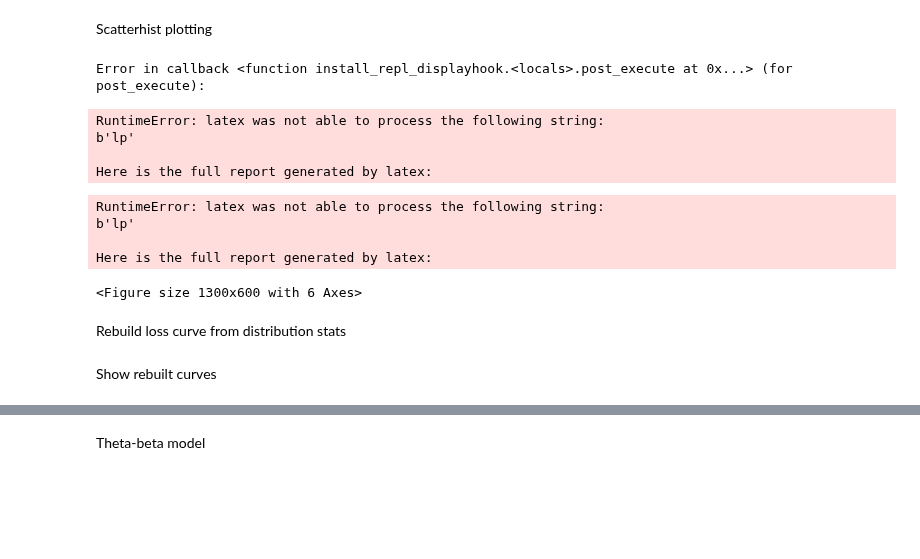
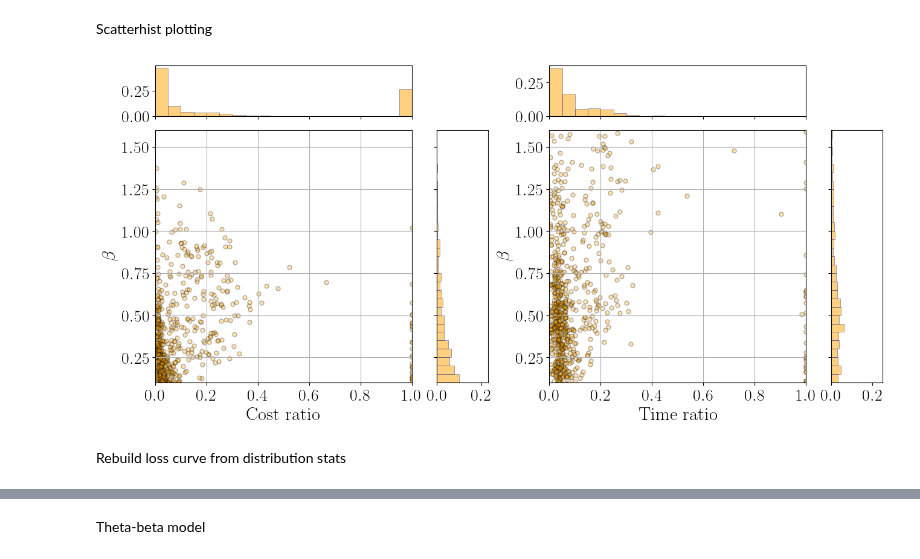
Before and after one commit to hgp297/isol-sys-database, a Jupyter notebook: src/analyses/time_anly.ipynb, the cells around one changed output, grey strips where cells are left out. Drawn from its saved outputs; the diff is of its cells as text; code cells hidden in the pictures; blank space fills up the shorter version.

Commit message:
time anly notebook now simplifies gp theta

```diff
--- a/src/analyses/time_anly.ipynb
+++ b/src/analyses/time_anly.ipynb
@@ -446,0 +37,7 @@ df['system'] = df['superstructure_system'] +'-' + df['isolator_system']
+# %%
+import inverse as inv
+
+main_obj = pd.read_pickle(path_to_loss_file)
+df_loss = main_obj.loss_data
+max_obj = pd.read_pickle(path_to_max_file)
+df = inv.preprocess_data(main_obj, max_obj, db_string=path_to_braceShapes)
@@ -901,44 +321,35 @@ fig = plt.figure(figsize=(13, 6), layout='constrained')
 # Add a gridspec with two rows and two columns and a ratio of 1 to 4 between
 # the size of the marginal axes and the main axes in both directions.
 # Also adjust the subplot parameters for a square plot.
 gs = fig.add_gridspec(2, 4,  width_ratios=(5, 1, 5, 1), height_ratios=(1, 5),
                       left=0.1, right=0.9, bottom=0.1, top=0.9,
                       wspace=0., hspace=0.)
 # # Create the Axes.
 # fig = plt.figure(figsize=(13, 10))
 # ax1=fig.add_subplot(2, 2, 1)
 ax = fig.add_subplot(gs[1, 0])
 ax_histx = fig.add_subplot(gs[0, 0], sharex=ax)
 ax_histy = fig.add_subplot(gs[1, 1], sharey=ax)
 # Draw the scatter plot and marginals.
-scatter_hist(df[cost_var], df_loss['cost_beta'], 'orange', 0.3, ax, ax_histx, ax_histy)
+scatter_hist(df[cost_var], df['cost_beta'], 'orange', 0.3, ax, ax_histx, ax_histy)
 ax.set_xlabel(r'Cost ratio', fontsize=axis_font)
 ax.set_ylabel(r'$\beta$', fontsize=axis_font)
 ax.set_xlim([0.0, 1.0])
 ax.set_ylim([0.1, 1.6])
 ax.grid()
 
 ax = fig.add_subplot(gs[1, 2])
 ax_histx = fig.add_subplot(gs[0, 2], sharex=ax)
 ax_histy = fig.add_subplot(gs[1, 3], sharey=ax)
 # Draw the scatter plot and marginals.
-scatter_hist(df[time_var], df_loss['time_l_beta'], 'orange', 0.3, ax, ax_histx, ax_histy)
+scatter_hist(df[time_var], df['time_l_beta'], 'orange', 0.3, ax, ax_histx, ax_histy)
 
 ax.set_xlabel(r'Time ratio', fontsize=axis_font)
 ax.set_ylabel(r'$\beta$', fontsize=axis_font)
 ax.set_xlim([0.0, 1.0])
 ax.set_ylim([0.1, 1.6])
 ax.grid()
 # %% [output]
-Error in callback <function install_repl_displayhook.<locals>.post_execute at 0x...> (for post_execute):
-RuntimeError: latex was not able to process the following string:
-b'lp'
-
-Here is the full report generated by latex:
-RuntimeError: latex was not able to process the following string:
-b'lp'
-
-Here is the full report generated by latex:
-<Figure size 1300x600 with 6 Axes>
+[figure, added]
 # %% [markdown]
 Rebuild loss curve from distribution stats
@@ -957,3 +356 @@ weibull_f = lambda x,k,lam,loc: weibull_min(k, loc=loc, scale=lam).cdf(x)
-# %% [markdown]
-Show rebuilt curves
 # %%
```
Also changed, not shown: parts of 23 cells of this notebook, 2 other files.
